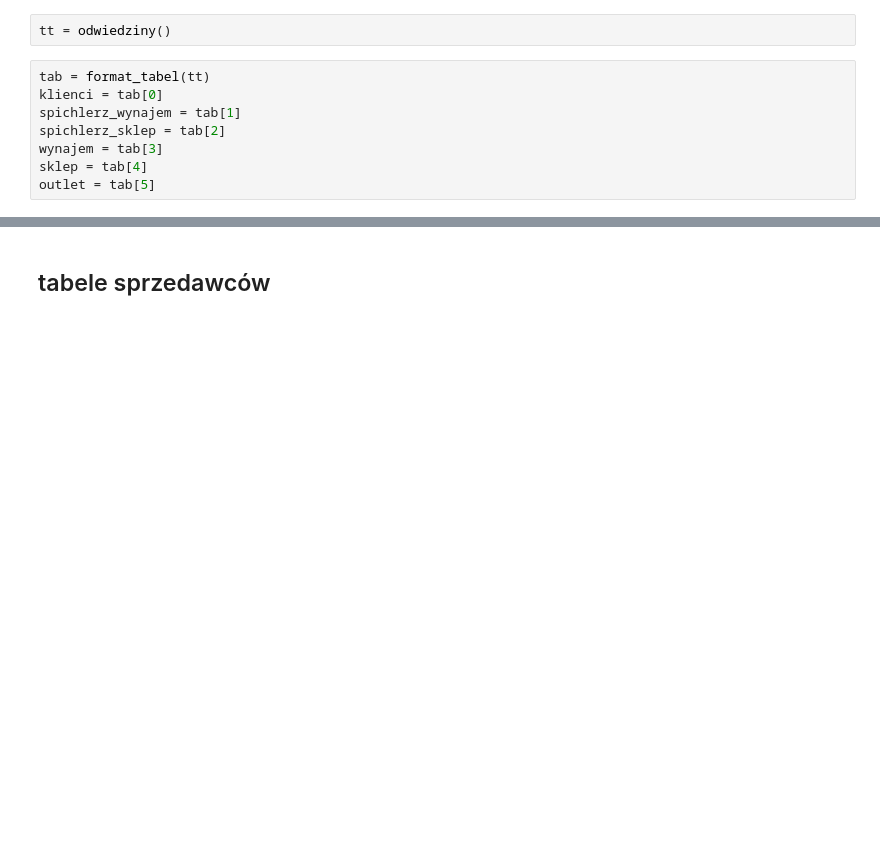
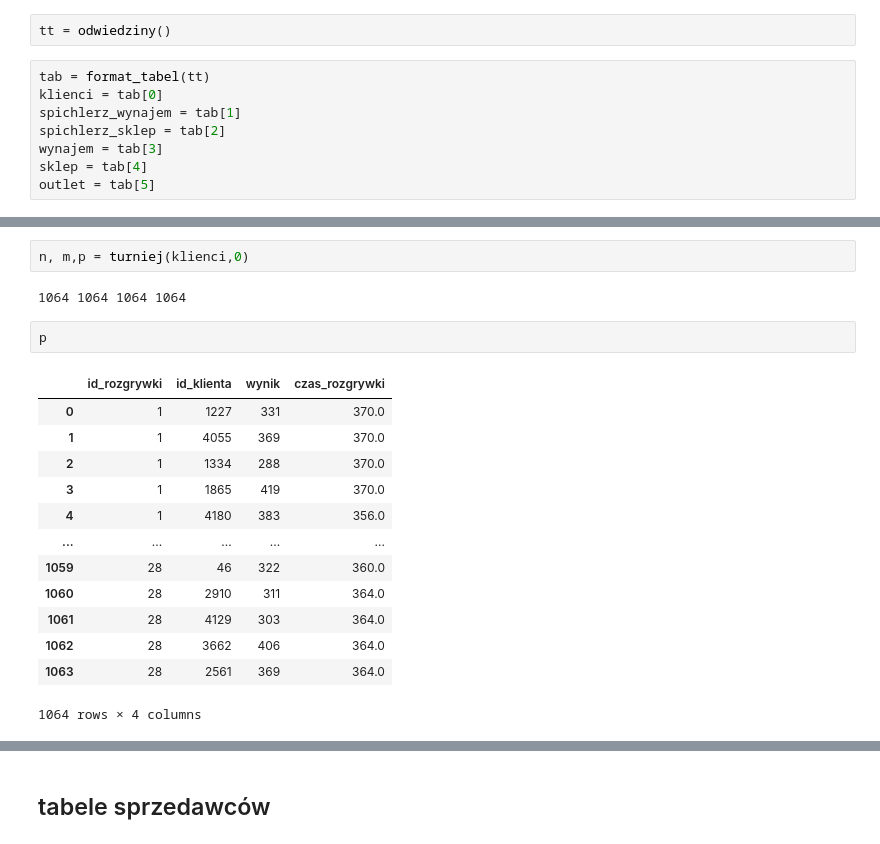
Before and after one commit to tashiamuffin/Cybermachina_26, a Jupyter notebook: N_tabele.ipynb, the cells around one changed output, grey strips where cells are left out. Cells and saved outputs as stored; diff of their text form; blank space fills up the shorter version.

```diff
--- a/N_tabele.ipynb
+++ b/N_tabele.ipynb
@@ -411,3 +480,23 @@ outlet = tab[5]
+# %%
+n, m,p = turniej(klienci,0)
+# %% [output]
+1064 1064 1064 1064
+# %%
+p
+# %% [output]
+|  | id_rozgrywki | id_klienta | wynik | czas_rozgrywki |
+| 0 | 1 | 1227 | 331 | 370.0 |
+| 1 | 1 | 4055 | 369 | 370.0 |
+| 2 | 1 | 1334 | 288 | 370.0 |
+| 3 | 1 | 1865 | 419 | 370.0 |
+| 4 | 1 | 4180 | 383 | 356.0 |
+| ... | ... | ... | ... | ... |
+| 1059 | 28 | 46 | 322 | 360.0 |
+| 1060 | 28 | 2910 | 311 | 364.0 |
+| 1061 | 28 | 4129 | 303 | 364.0 |
+| 1062 | 28 | 3662 | 406 | 364.0 |
+| 1063 | 28 | 2561 | 369 | 364.0 |
+1064 rows × 4 columns
 # %%
 outlet ##nie wiem czy zostawiać tu id inventorowe czy id gry
 # %% [output]
```
Also changed, not shown: parts of 8 cells of this notebook.
